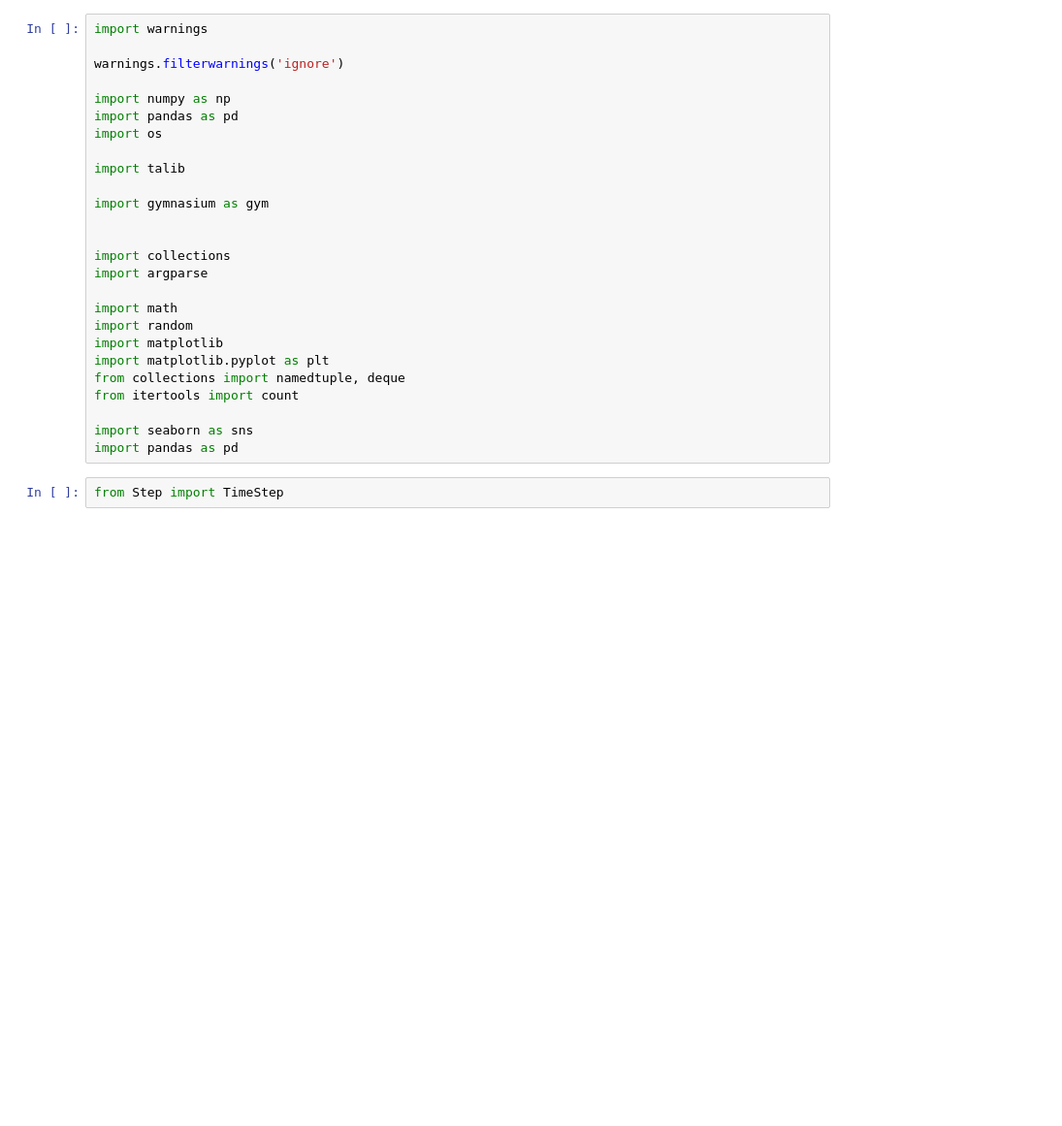
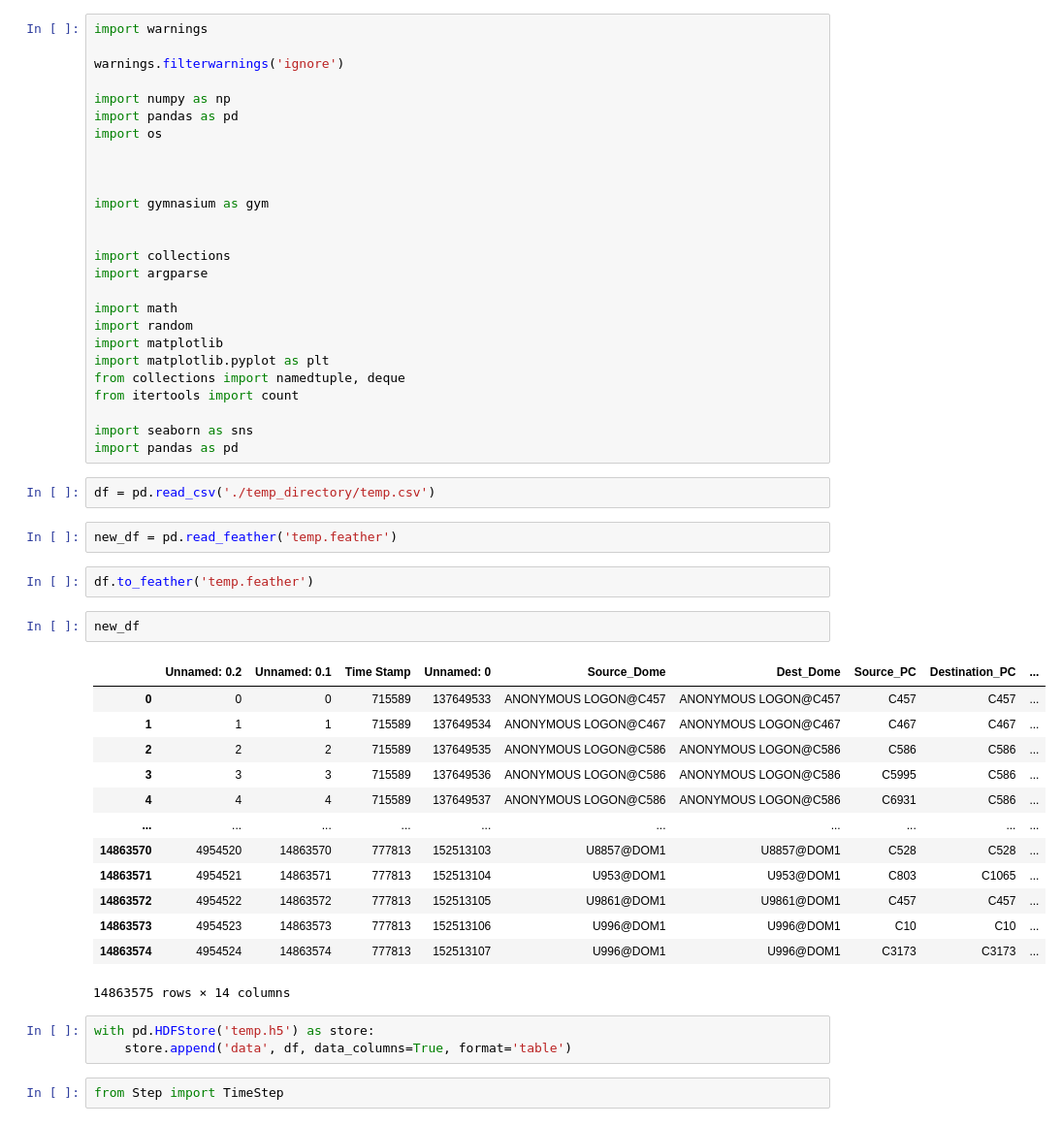
Before and after one commit to TRO-Wolf/CyberSecProj, a Jupyter notebook: StepBuilder.ipynb, the cells around one changed output. Shown at 97% size. Saved outputs shown, nothing was run; the diff lists cells and outputs as text; blank space fills up the shorter version.

```diff
--- a/StepBuilder.ipynb
+++ b/StepBuilder.ipynb
@@ -7,7 +7,7 @@ import numpy as np
 import pandas as pd
 import os
 
-import talib
+
 
 import gymnasium as gym
 
@@ -24,6 +24,31 @@ from itertools import count
 
 import seaborn as sns
 import pandas as pd
+# %%
+df = pd.read_csv('./temp_directory/temp.csv')
+# %%
+new_df = pd.read_feather('temp.feather')
+# %%
+df.to_feather('temp.feather')
+# %%
+new_df
+# %% [output]
+|  | Unnamed: 0.2 | Unnamed: 0.1 | Time Stamp | Unnamed: 0 | Source_Dome | Dest_Dome | Source_PC | Destination_PC | ... |
+| 0 | 0 | 0 | 715589 | 137649533 | ANONYMOUS LOGON@C457 | ANONYMOUS LOGON@C457 | C457 | C457 | ... |
+| 1 | 1 | 1 | 715589 | 137649534 | ANONYMOUS LOGON@C467 | ANONYMOUS LOGON@C467 | C467 | C467 | ... |
+| 2 | 2 | 2 | 715589 | 137649535 | ANONYMOUS LOGON@C586 | ANONYMOUS LOGON@C586 | C586 | C586 | ... |
+| 3 | 3 | 3 | 715589 | 137649536 | ANONYMOUS LOGON@C586 | ANONYMOUS LOGON@C586 | C5995 | C586 | ... |
+| 4 | 4 | 4 | 715589 | 137649537 | ANONYMOUS LOGON@C586 | ANONYMOUS LOGON@C586 | C6931 | C586 | ... |
+| ... | ... | ... | ... | ... | ... | ... | ... | ... | ... |
+| 14863570 | 4954520 | 14863570 | 777813 | 152513103 | U8857@DOM1 | U8857@DOM1 | C528 | C528 | ... |
+| 14863571 | 4954521 | 14863571 | 777813 | 152513104 | U953@DOM1 | U953@DOM1 | C803 | C1065 | ... |
+| 14863572 | 4954522 | 14863572 | 777813 | 152513105 | U9861@DOM1 | U9861@DOM1 | C457 | C457 | ... |
+| 14863573 | 4954523 | 14863573 | 777813 | 152513106 | U996@DOM1 | U996@DOM1 | C10 | C10 | ... |
+| 14863574 | 4954524 | 14863574 | 777813 | 152513107 | U996@DOM1 | U996@DOM1 | C3173 | C3173 | ... |
+14863575 rows × 14 columns
+# %%
+with pd.HDFStore('temp.h5') as store:
+    store.append('data', df, data_columns=True, format='table')
 # %%
 from Step import TimeStep
 # %%
```
Also changed, not shown: 4 other files.
